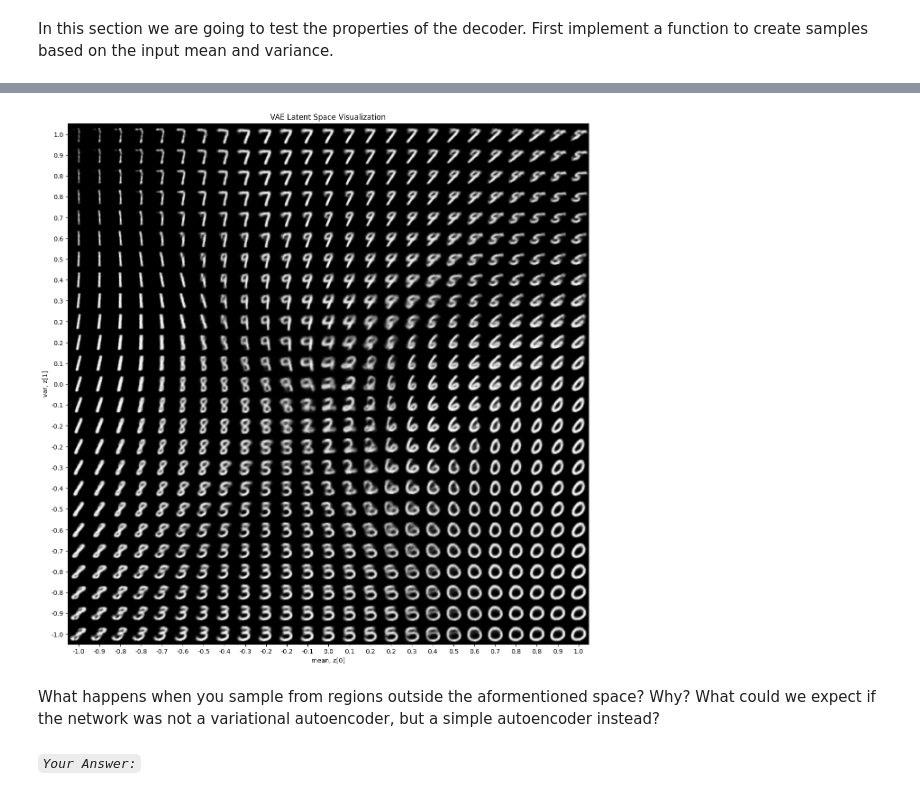
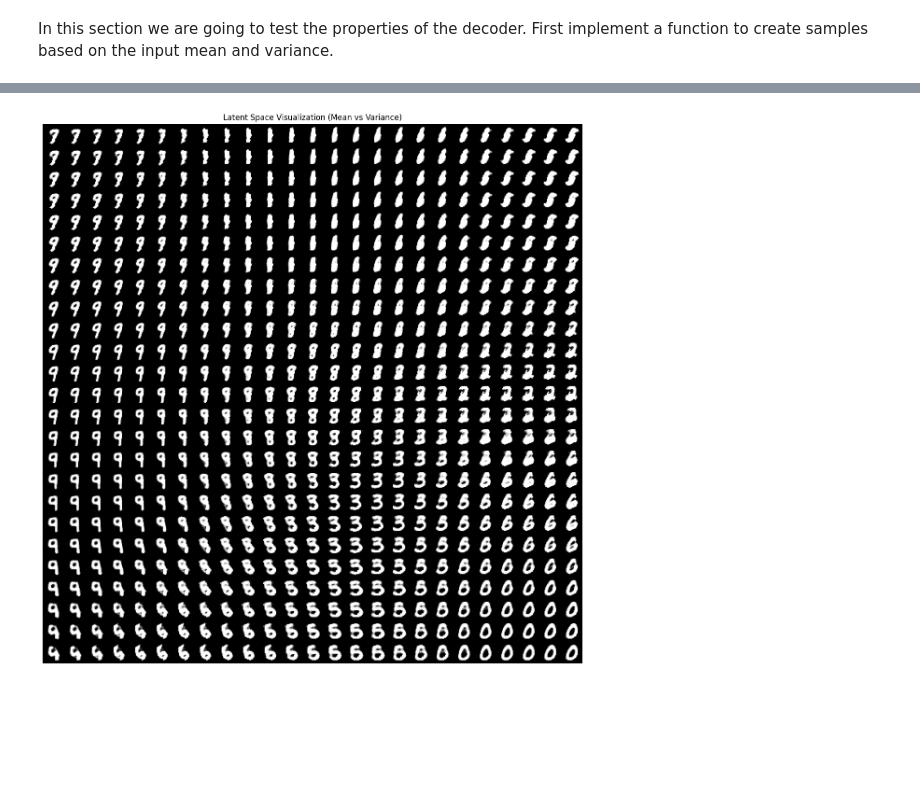
Before and after one commit to MohammadParsaTheFirst/Deep-generative-models-course, a Jupyter notebook: CHW2/DGM_HW2_Practical.ipynb, the cells around one changed output, grey strips where cells are left out. Saved outputs shown, nothing was run; the diff lists cells and outputs as text; code cells hidden in the pictures; blank space fills up the shorter version.

```diff
--- a/CHW2/DGM_HW2_Practical.ipynb
+++ b/CHW2/DGM_HW2_Practical.ipynb
@@ -524,8 +451,0 @@ Now using this function plot the decoded output sampled from a uniform distribut
-# %%
-def plot_latent_space(model, scale=1.0, n=25, digit_size=28, figsize=15):
-    # TODO: Display a n*n 2D manifold of digits and construct a grid
-
-    # TODO: Generate images for the grid
-
-    # TODO: Display the results
-    pass
@@ -578,8 +452,57 @@ plot_latent_space(model, scale=1.0, n=25, digit_size=28, figsize=15)
-# %%
-plot_latent_space(model)
-# %% [output]
-[figure, removed]
-# %% [markdown]
-What happens when you sample from regions outside the aformentioned space? Why? What could we expect if the network was not a variational autoencoder, but a simple autoencoder instead?
-# %% [markdown]
-*`Your Answer:`*
+# %%
+def generate_digit(model, mean, var):
+    """Generate an image from the latent space using the given mean and variance."""
+    # Move mean and var to the same device as the model
+    mean = mean.to(next(model.parameters()).device)
+    var = var.to(next(model.parameters()).device)
+
+    # Sample from the standard normal distribution
+    std = torch.exp(0.5 * var)  # Compute the standard deviation
+    eps = torch.randn_like(std)  # Sample from a standard normal distribution
+
+    # Reparameterization trick: z = mean + std * eps
+    z = mean + std * eps
+
+    # Pass the latent vector z through the decoder to generate an image
+    with torch.no_grad():
+        generated_image = model.decode(z)
+
+    return generated_image
+
+def plot_latent_space(model, mean_scale=1.0, var_scale=1.0, n=25, digit_size=28, figsize=15):
+    """Display a n*n 2D manifold of digits where x-axis is mean and y-axis is variance."""
+    # Create a figure to display the grid
+    figure = np.zeros((digit_size * n, digit_size * n))
+
+    # Generate a grid of points for mean and variance
+    mean_values = np.linspace(-mean_scale, mean_scale, n)  # X-axis (mean)
+    var_values = np.linspace(-var_scale, var_scale, n)    # Y-axis (variance)
+
+    model.eval()  # Set model to evaluation mode
+
+    with torch.no_grad():
+        for i, var in enumerate(var_values):
+            for j, mean in enumerate(mean_values):
+                # Create a latent vector from grid points
+                z_sample = torch.tensor([[mean, var]], dtype=torch.float32).to(next(model.parameters()).device)
+
+                # Generate an image from the latent vector
+                x_decoded = model.decode(z_sample).cpu().numpy()
+                digit = x_decoded[0].reshape(digit_size, digit_size)
+
+                # Place the generated digit in the correct location in the figure
+                figure[i * digit_size: (i + 1) * digit_size,
+                       j * digit_size: (j + 1) * digit_size] = digit
+
+    # Plot the figure
+    plt.figure(figsize=(figsize, figsize))
+    plt.imshow(figure, cmap='gray')
+    plt.title('Latent Space Visualization (Mean vs Variance)')
+    plt.xlabel('Mean')
+    plt.ylabel('Variance')
+    plt.axis('off')
+    plt.show()
+
+plot_latent_space(model, mean_scale=1, var_scale=1)
+# %% [output]
+[figure, added]
```
Also changed, not shown: parts of 37 cells of this notebook.
